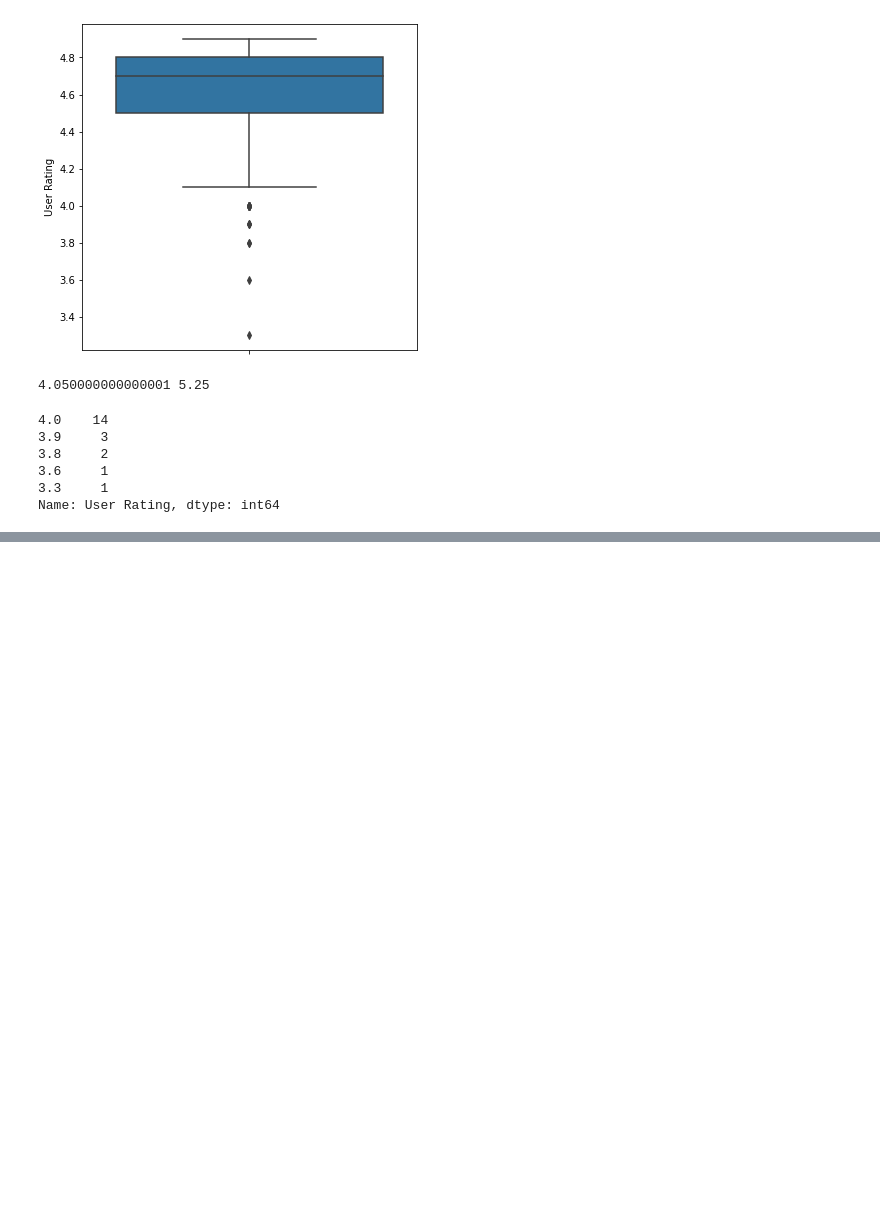
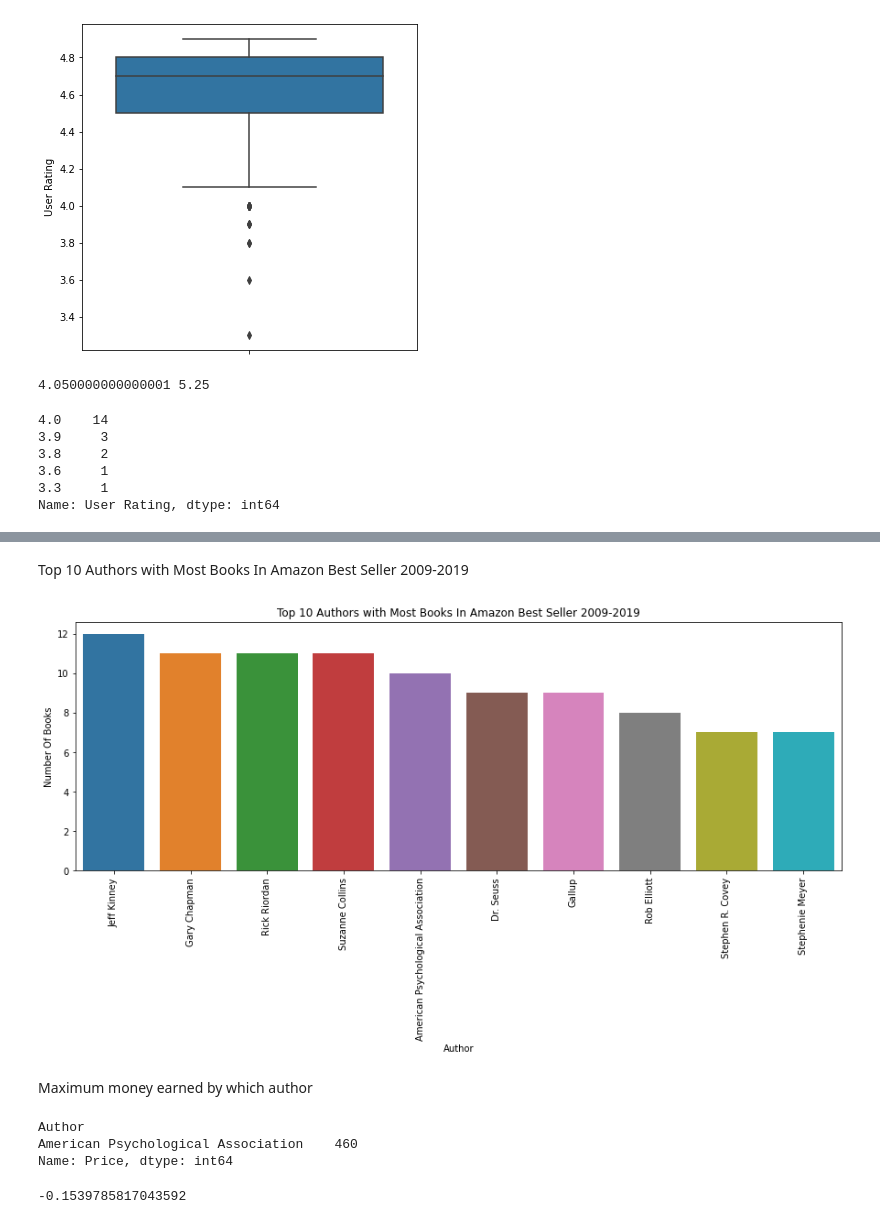
Before and after one commit to AnamKhan01/Analyzing-the-Best-Sellers-from-2009-2019-, a Jupyter notebook: BestSeller Analysis and Visualisation.ipynb, the cells around one changed output, grey strips where cells are left out. Cells and saved outputs as stored; diff of their text form; code cells hidden in the pictures; blank space fills up the shorter version.

```diff
--- a/BestSeller Analysis and Visualisation.ipynb
+++ b/BestSeller Analysis and Visualisation.ipynb
@@ -279,0 +337,27 @@ px.box(data_frame=books_df,x=books_df['Genre'],y=books_df['Price'],width=700,hei
+# %% [markdown]
+Top 10 Authors with Most Books In Amazon Best Seller 2009-2019
+# %%
+top_authors=books_df['Author'].value_counts().head(10)
+plt.figure(figsize=(15,5))
+sns.barplot(x=top_authors.index,y=top_authors.values)
+plt.xticks(rotation=+90)
+plt.title('Top 10 Authors with Most Books In Amazon Best Seller 2009-2019')
+plt.ylabel('Number Of Books')
+plt.xlabel('Author')
+plt.show()
+# %% [output]
+[figure, added]
+# %% [markdown]
+Maximum money earned by which author
+# %%
+Author_group = books_df.groupby(['Author'])['Price'].sum()
+max_earned = Author_group[Author_group==Author_group.max()]
+max_earned
+# %% [output]
+Author
+American Psychological Association    460
+Name: Price, dtype: int64
+# %%
+books_df['Year'].corr(books_df['Price'])
+# %% [output]
+-0.1539785817043592
```
Also changed, not shown: parts of 19 cells of this notebook.
